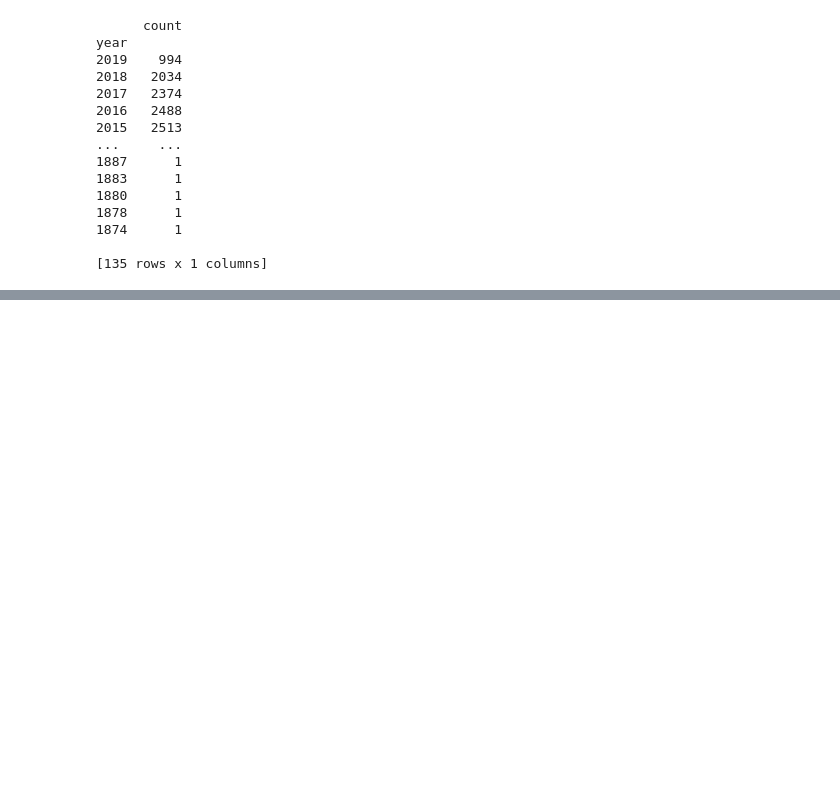
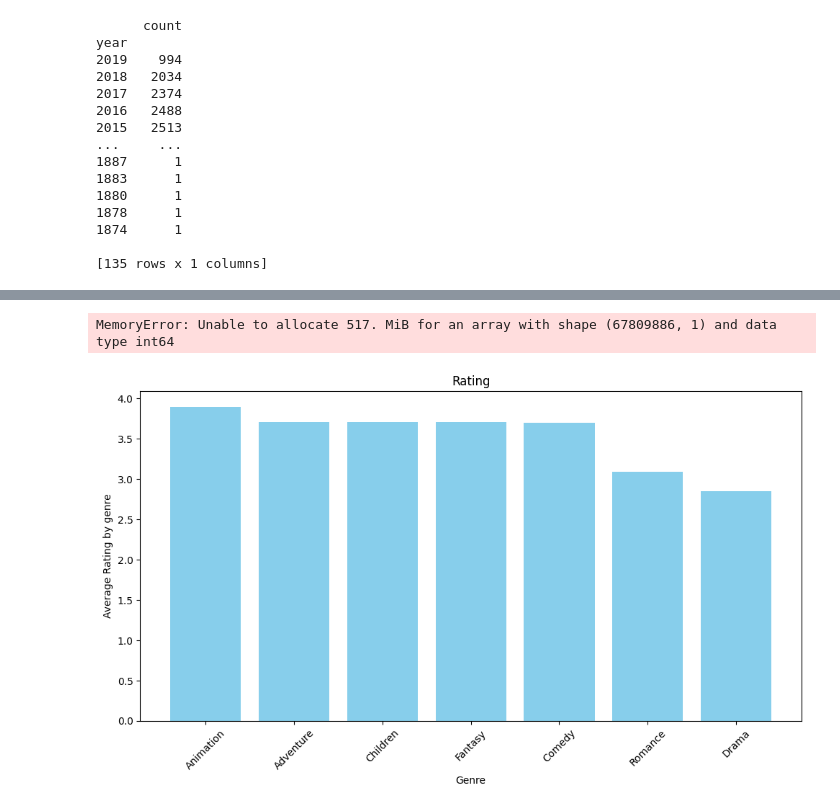
Before and after one commit to 1200884/SISREC, a Jupyter notebook: backend/v1/recommender/DataAnalysis.ipynb, the cells around one changed output, grey strips where cells are left out. Cells and saved outputs as stored; diff of their text form; code cells hidden in the pictures; blank space fills up the shorter version.

```diff
--- a/backend/v1/recommender/DataAnalysis.ipynb
+++ b/backend/v1/recommender/DataAnalysis.ipynb
@@ -101,0 +174,36 @@ year
+# %%
+# ratings by genre
+
+#testing this with a subset of the data
+subset_df = movies_rating#.iloc[:100000]
+#print(subset_df)
+
+genres_rating = subset_df[['movieId', 'genres', 'rating']].copy()
+
+genres_rating['genres'] = genres_rating['genres'].str.split('|')
+
+exploded_genres = genres_rating.explode('genres')
+
+# Group by genre and calculate the average rating for each genre
+genre_rating_stats = exploded_genres.groupby('genres').agg({'rating': 'mean'}).reset_index()
+
+# Sort the DataFrame by average rating in descending order
+genre_rating_stats = genre_rating_stats.sort_values(by='rating', ascending=False)
+genre_rating_stats.rename(columns={'rating': 'Average_rating'}, inplace=True)
+
+print(genre_rating_stats)
+# %% [output]
+MemoryError: Unable to allocate 517. MiB for an array with shape (67809886, 1) and data type int64
+# %%
+# plotting rating by genres
+# Plotting
+plt.figure(figsize=(10, 6))
+plt.bar(genre_rating_stats['genres'], genre_rating_stats['Average_rating'], color='skyblue')
+plt.xlabel('Genre')
+plt.ylabel('Average Rating by genre')
+plt.title('Rating')
+plt.xticks(rotation=45)
+plt.tight_layout()
+plt.show()
+# %% [output]
+[figure, added]
```
Also changed, not shown: parts of 30 cells of this notebook.
